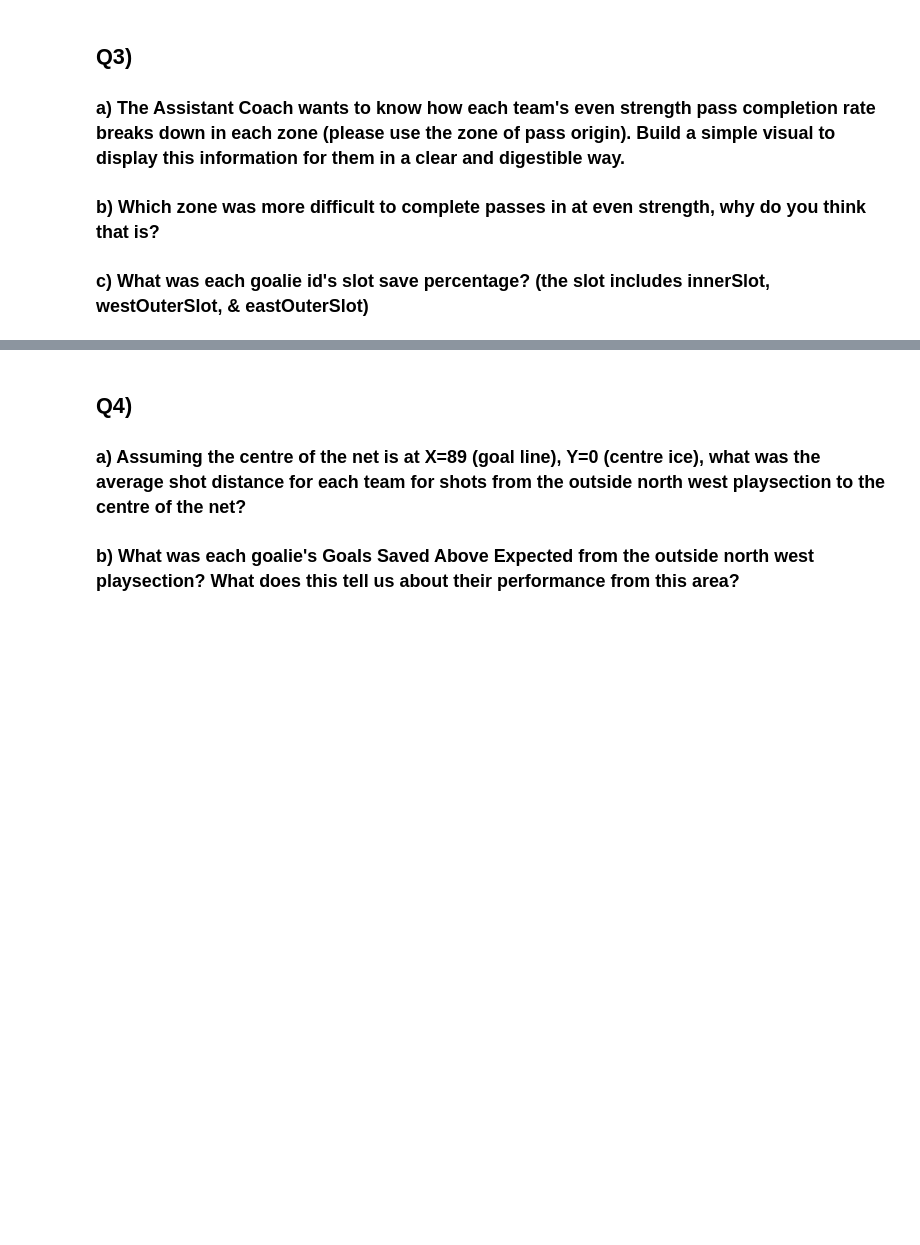
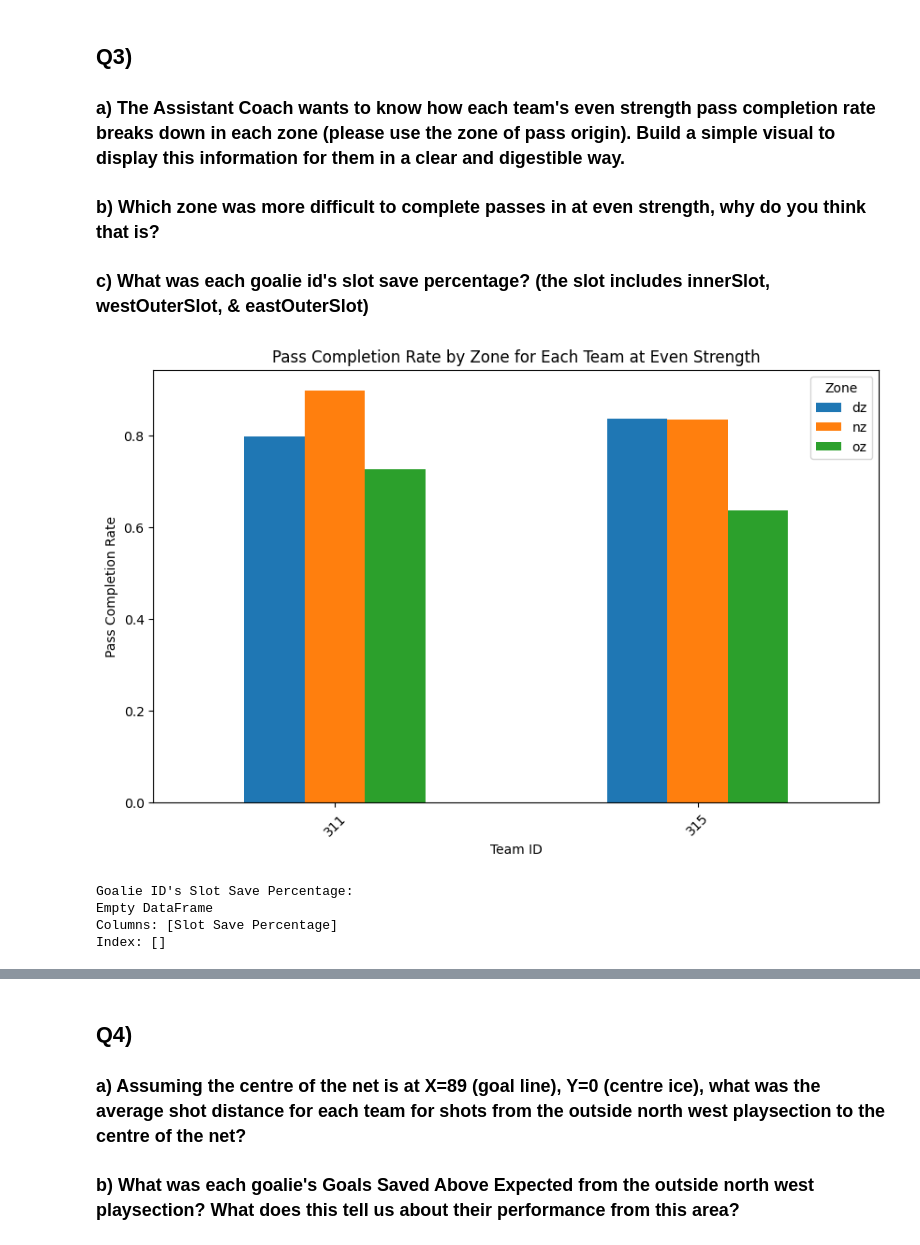
Before and after one commit to kairavv/Data-Analyst-Intern-Assessment-Sportlogiq, a Jupyter notebook: DA_Tutorial_24/Tutorial24_Questionnaire_Test.ipynb, the cells around one changed output, grey strips where cells are left out. Cells and saved outputs as stored; diff of their text form; code cells hidden in the pictures; blank space fills up the shorter version.

```diff
--- a/DA_Tutorial_24/Tutorial24_Questionnaire_Test.ipynb
+++ b/DA_Tutorial_24/Tutorial24_Questionnaire_Test.ipynb
@@ -47,5 +227,28 @@ Please show all work, **keep written answers succinct and to the point** and mos
 ### a) The Assistant Coach wants to know how each team's even strength pass completion rate breaks down in each zone (please use the zone of pass origin). Build a simple visual to display this information for them in a clear and digestible way.
 ### b) Which zone was more difficult to complete passes in at even strength, why do you think that is?
 ### c) What was each goalie id's slot save percentage? (the slot includes innerSlot, westOuterSlot, & eastOuterSlot)
+# %%
+import pandas
+import matplotlib.pyplot
+
+daTutorial_df = pd.read_csv('DA_Tutorial_24.csv')
+
+#Pass completion rate by team and zone
+pass_completion_rate = daTutorial_df[daTutorial_df['manpowersituation'] == 'evenStrength'].groupby(['teamid', 'zone'])['outcome'].apply(lambda x: (x == 'successful').mean()).unstack()
+
+#Plotting pass completion rate
+pass_completion_rate.plot(kind='bar', figsize=(10, 6))
+plt.title('Pass Completion Rate by Zone for Each Team at Even Strength')
+plt.xlabel('Team ID')
+plt.ylabel('Pass Completion Rate')
+plt.xticks(rotation=45)
+plt.legend(title='Zone', loc='upper right')
+plt.show()
+# %% [output]
+[figure, added]
+Goalie ID's Slot Save Percentage:
+Empty DataFrame
+Columns: [Slot Save Percentage]
+Index: []
 # %% [markdown]
 ## A3)
```
Also changed, not shown: parts of 12 cells of this notebook.
